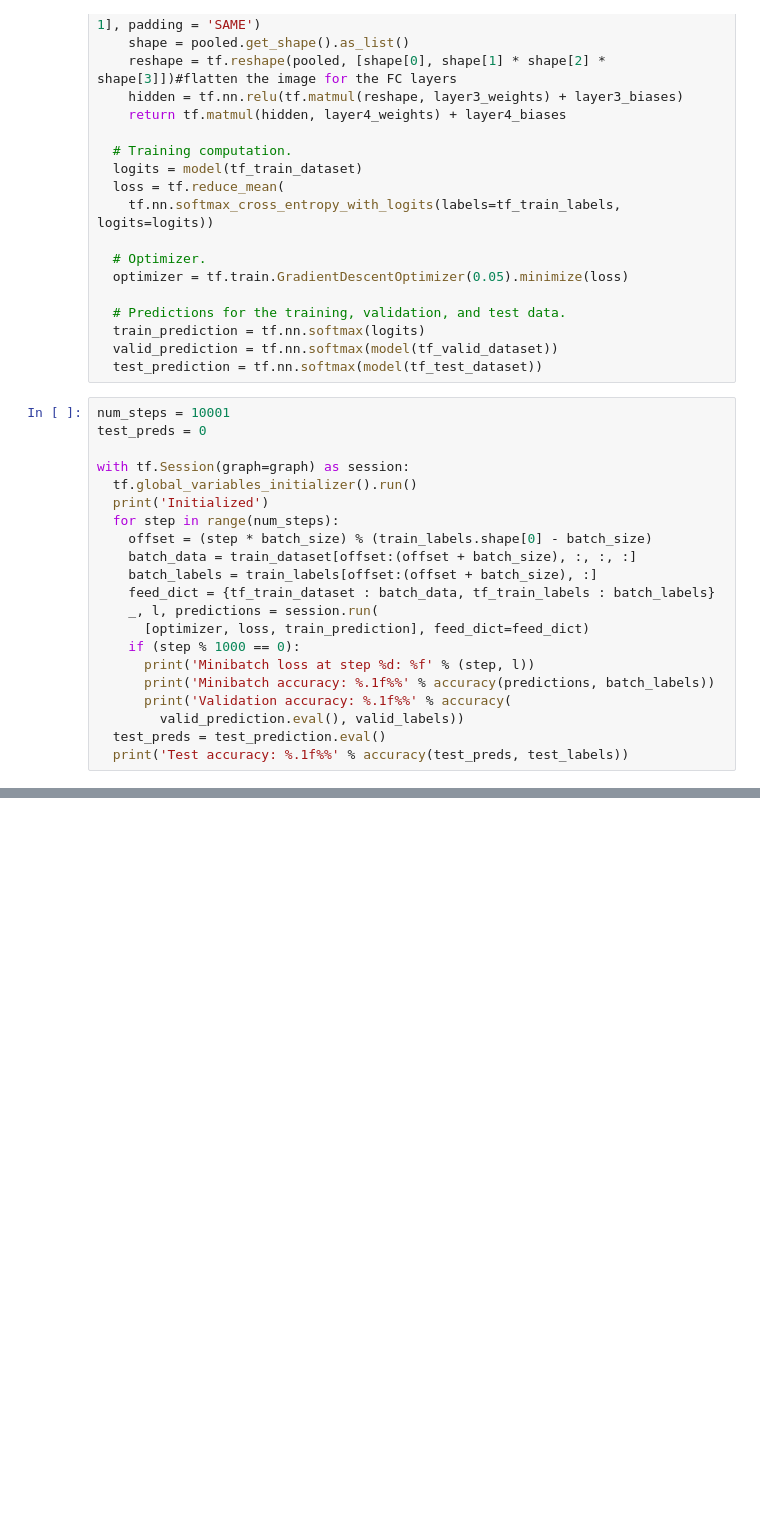
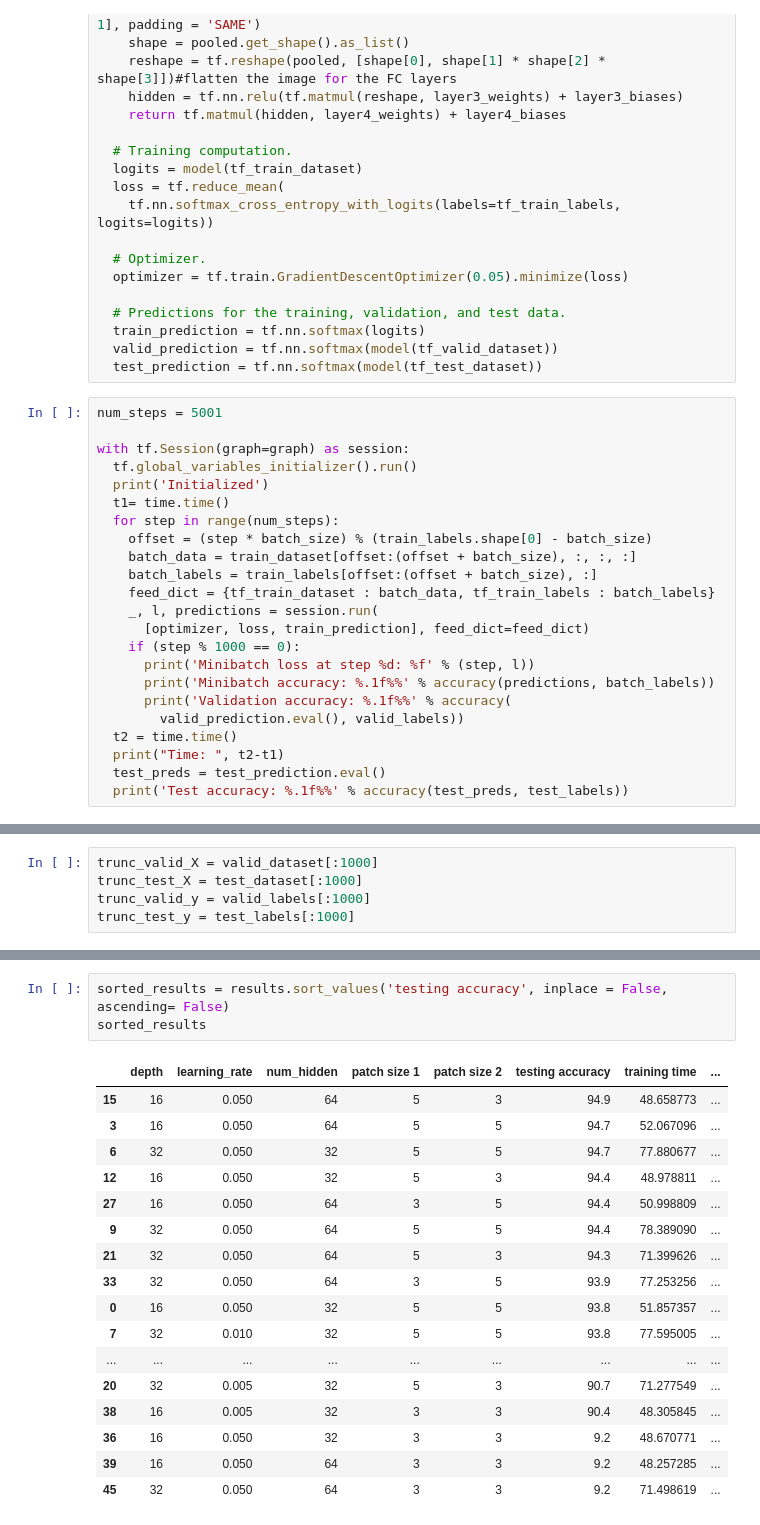
Before and after one commit to h-shah/Deep-Learning, a Jupyter notebook: 4_convolutions.ipynb, the cells around one changed output, grey strips where cells are left out. Drawn from its saved outputs; the diff is of its cells as text; blank space fills up the shorter version.

Commit message:
testing various hyperparameters

```diff
--- a/4_convolutions.ipynb
+++ b/4_convolutions.ipynb
@@ -365,12 +377,12 @@ with graph.as_default():
   valid_prediction = tf.nn.softmax(model(tf_valid_dataset))
   test_prediction = tf.nn.softmax(model(tf_test_dataset))
 # %%
-num_steps = 10001
-test_preds = 0
+num_steps = 5001
 
 with tf.Session(graph=graph) as session:
   tf.global_variables_initializer().run()
   print('Initialized')
+  t1= time.time()
   for step in range(num_steps):
     offset = (step * batch_size) % (train_labels.shape[0] - batch_size)
     batch_data = train_dataset[offset:(offset + batch_size), :, :, :]
@@ -383,5 +395,7 @@ with tf.Session(graph=graph) as session:
       print('Minibatch accuracy: %.1f%%' % accuracy(predictions, batch_labels))
       print('Validation accuracy: %.1f%%' % accuracy(
         valid_prediction.eval(), valid_labels))
+  t2 = time.time()
+  print("Time: ", t2-t1)
   test_preds = test_prediction.eval()
   print('Test accuracy: %.1f%%' % accuracy(test_preds, test_labels))
@@ -387,0 +420,5 @@ with tf.Session(graph=graph) as session:
+# %%
+trunc_valid_X = valid_dataset[:1000]
+trunc_test_X = test_dataset[:1000]
+trunc_valid_y = valid_labels[:1000]
+trunc_test_y = test_labels[:1000]
@@ -387,0 +533,21 @@ with tf.Session(graph=graph) as session:
+# %%
+sorted_results = results.sort_values('testing accuracy', inplace = False, ascending= False)
+sorted_results
+# %% [output]
+|  | depth | learning_rate | num_hidden | patch size 1 | patch size 2 | testing accuracy | training time | ... |
+| 15 | 16 | 0.050 | 64 | 5 | 3 | 94.9 | 48.658773 | ... |
+| 3 | 16 | 0.050 | 64 | 5 | 5 | 94.7 | 52.067096 | ... |
+| 6 | 32 | 0.050 | 32 | 5 | 5 | 94.7 | 77.880677 | ... |
+| 12 | 16 | 0.050 | 32 | 5 | 3 | 94.4 | 48.978811 | ... |
+| 27 | 16 | 0.050 | 64 | 3 | 5 | 94.4 | 50.998809 | ... |
+| 9 | 32 | 0.050 | 64 | 5 | 5 | 94.4 | 78.389090 | ... |
+| 21 | 32 | 0.050 | 64 | 5 | 3 | 94.3 | 71.399626 | ... |
+| 33 | 32 | 0.050 | 64 | 3 | 5 | 93.9 | 77.253256 | ... |
+| 0 | 16 | 0.050 | 32 | 5 | 5 | 93.8 | 51.857357 | ... |
+| 7 | 32 | 0.010 | 32 | 5 | 5 | 93.8 | 77.595005 | ... |
+| ... | ... | ... | ... | ... | ... | ... | ... | ... |
+| 20 | 32 | 0.005 | 32 | 5 | 3 | 90.7 | 71.277549 | ... |
+| 38 | 16 | 0.005 | 32 | 3 | 3 | 90.4 | 48.305845 | ... |
+| 36 | 16 | 0.050 | 32 | 3 | 3 | 9.2 | 48.670771 | ... |
+| 39 | 16 | 0.050 | 64 | 3 | 3 | 9.2 | 48.257285 | ... |
+| 45 | 32 | 0.050 | 64 | 3 | 3 | 9.2 | 71.498619 | ... |
```
Also changed, not shown: parts of 4 cells of this notebook.
